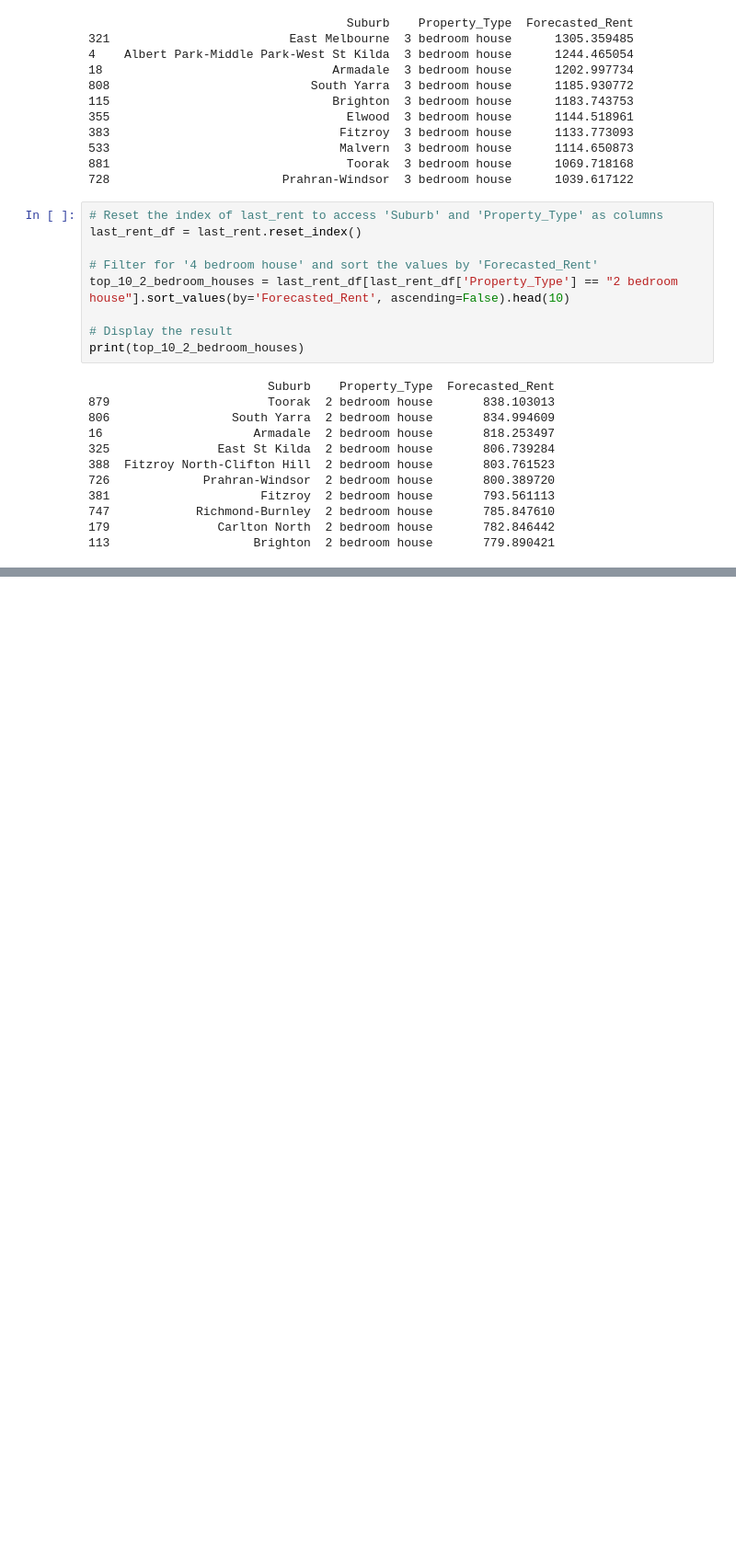
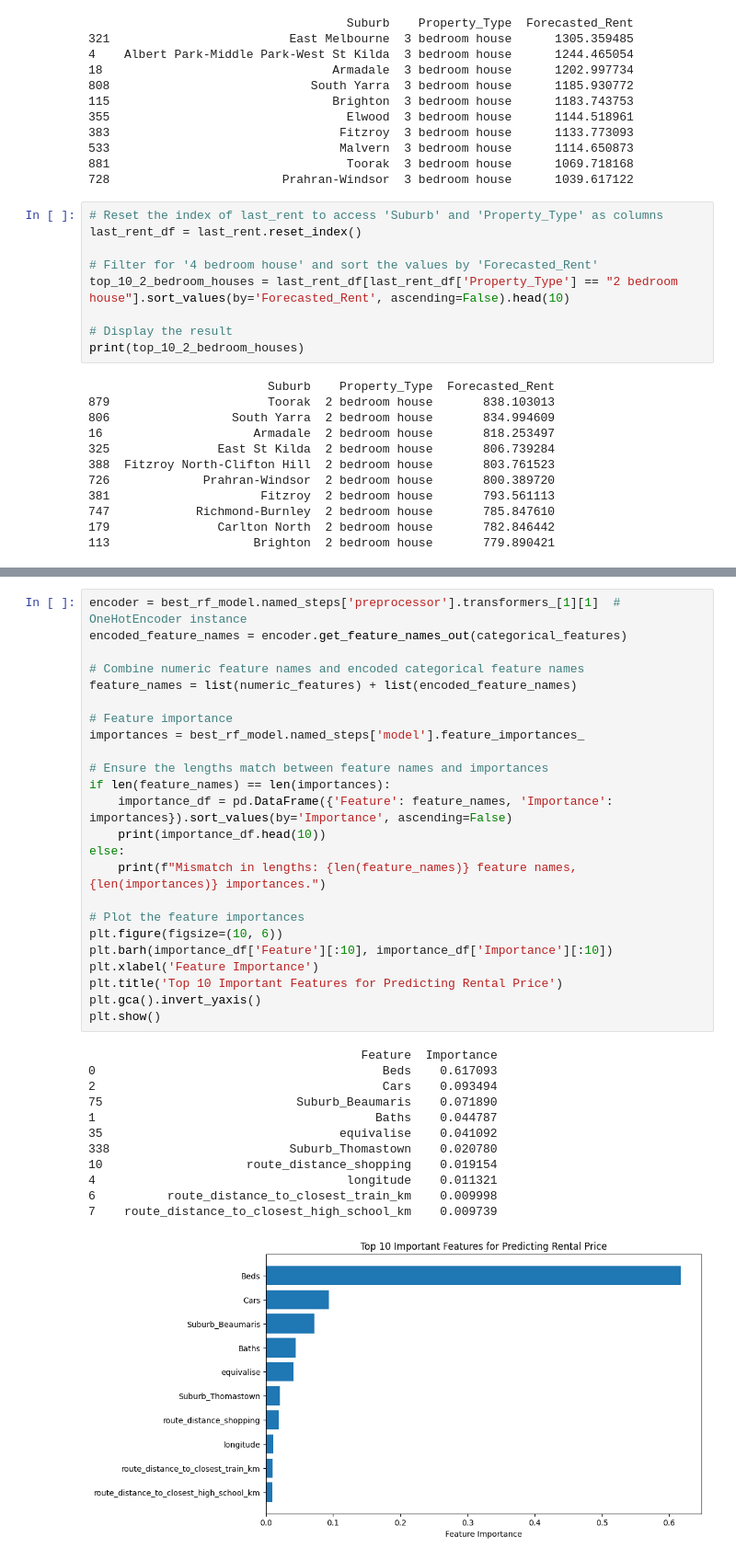
Before and after one commit to MAST30034-AppliedDataScience/project-2-group-real-estate-industry-project-19, a Jupyter notebook: notebooks/modelling.ipynb, the cells around one changed output, grey strips where cells are left out. Shown at 92% size. Cells and saved outputs as stored; diff of their text form; blank space fills up the shorter version.

```diff
--- a/notebooks/modelling.ipynb
+++ b/notebooks/modelling.ipynb
@@ -240,0 +409,37 @@ print(top_10_2_bedroom_houses)
+# %%
+encoder = best_rf_model.named_steps['preprocessor'].transformers_[1][1]  # OneHotEncoder instance
+encoded_feature_names = encoder.get_feature_names_out(categorical_features)
+
+# Combine numeric feature names and encoded categorical feature names
+feature_names = list(numeric_features) + list(encoded_feature_names)
+
+# Feature importance
+importances = best_rf_model.named_steps['model'].feature_importances_
+
+# Ensure the lengths match between feature names and importances
+if len(feature_names) == len(importances):
+    importance_df = pd.DataFrame({'Feature': feature_names, 'Importance': importances}).sort_values(by='Importance', ascending=False)
+    print(importance_df.head(10))
+else:
+    print(f"Mismatch in lengths: {len(feature_names)} feature names, {len(importances)} importances.")
+
+# Plot the feature importances
+plt.figure(figsize=(10, 6))
+plt.barh(importance_df['Feature'][:10], importance_df['Importance'][:10])
+plt.xlabel('Feature Importance')
+plt.title('Top 10 Important Features for Predicting Rental Price')
+plt.gca().invert_yaxis()
+plt.show()
+# %% [output]
+                                      Feature  Importance
+0                                        Beds    0.617093
+2                                        Cars    0.093494
+75                           Suburb_Beaumaris    0.071890
+1                                       Baths    0.044787
+35                                 equivalise    0.041092
+338                         Suburb_Thomastown    0.020780
+10                    route_distance_shopping    0.019154
+4                                   longitude    0.011321
+6          route_distance_to_closest_train_km    0.009998
+7    route_distance_to_closest_high_school_km    0.009739
+[figure, added]
```
Also changed, not shown: parts of 9 cells of this notebook.
